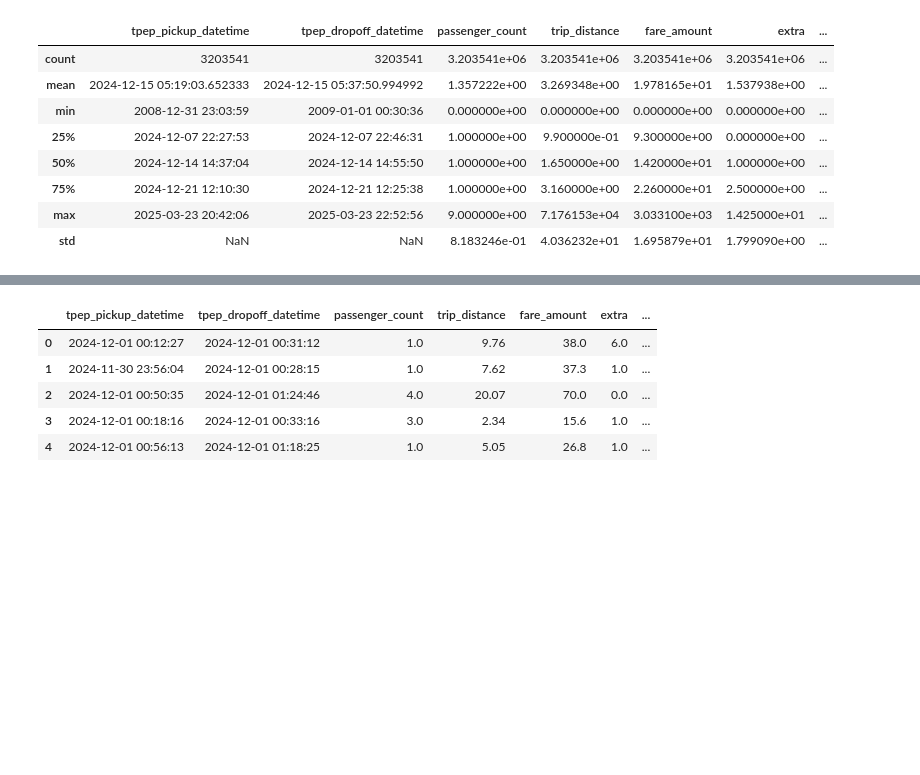
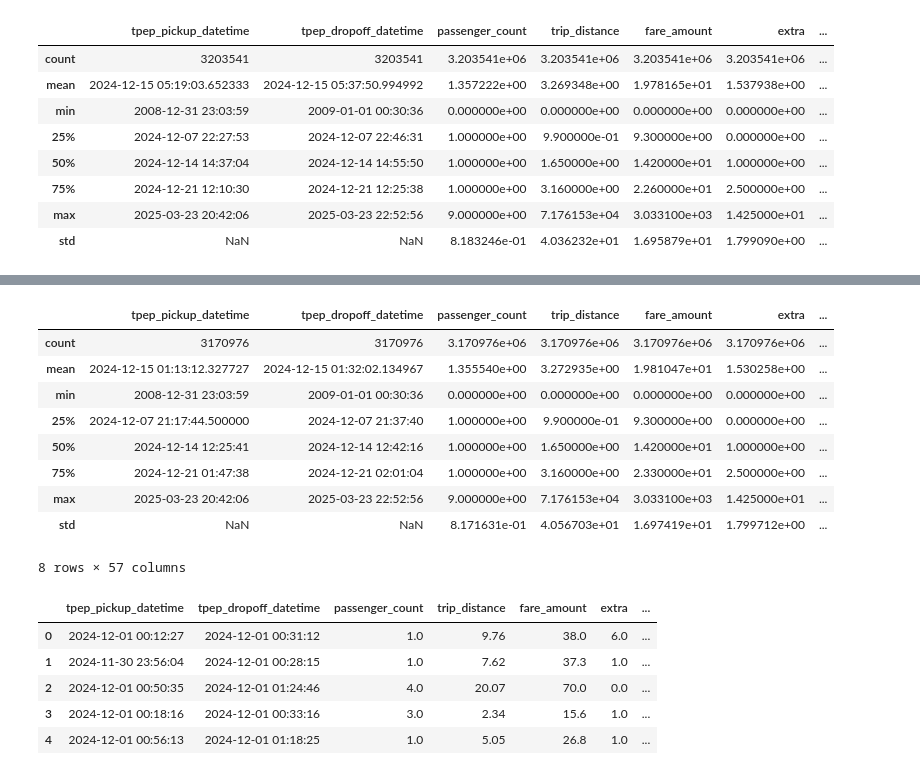
Before and after one commit to woutervdl/me44312, a Jupyter notebook: data_preparation.ipynb, the cells around one changed output, grey strips where cells are left out. Saved outputs shown, nothing was run; the diff lists cells and outputs as text; code cells hidden in the pictures; blank space fills up the shorter version.

```diff
--- a/data_preparation.ipynb
+++ b/data_preparation.ipynb
@@ -201,3 +221,18 @@ data[not_hot_columns].describe()
+# %%
+# There are quite some rows with NaN values because of the one-hot-encoding again, however given the size of the dataset we can afford to drop them
+data = data.dropna()
+data.describe()
+# %% [output]
+|  | tpep_pickup_datetime | tpep_dropoff_datetime | passenger_count | trip_distance | fare_amount | extra | ... |
+| count | 3170976 | 3170976 | 3.170976e+06 | 3.170976e+06 | 3.170976e+06 | 3.170976e+06 | ... |
+| mean | 2024-12-15 01:13:12.327727 | 2024-12-15 01:32:02.134967 | 1.355540e+00 | 3.272935e+00 | 1.981047e+01 | 1.530258e+00 | ... |
+| min | 2008-12-31 23:03:59 | 2009-01-01 00:30:36 | 0.000000e+00 | 0.000000e+00 | 0.000000e+00 | 0.000000e+00 | ... |
+| 25% | 2024-12-07 21:17:44.500000 | 2024-12-07 21:37:40 | 1.000000e+00 | 9.900000e-01 | 9.300000e+00 | 0.000000e+00 | ... |
+| 50% | 2024-12-14 12:25:41 | 2024-12-14 12:42:16 | 1.000000e+00 | 1.650000e+00 | 1.420000e+01 | 1.000000e+00 | ... |
+| 75% | 2024-12-21 01:47:38 | 2024-12-21 02:01:04 | 1.000000e+00 | 3.160000e+00 | 2.330000e+01 | 2.500000e+00 | ... |
+| max | 2025-03-23 20:42:06 | 2025-03-23 22:52:56 | 9.000000e+00 | 7.176153e+04 | 3.033100e+03 | 1.425000e+01 | ... |
+| std | NaN | NaN | 8.171631e-01 | 4.056703e+01 | 1.697419e+01 | 1.799712e+00 | ... |
+8 rows × 57 columns
 # %%
 # Ff saven want duurde fk lang om alles te runnen en crashte nog wel eens
 data.to_parquet('data/data_cleaned_v1.parquet', engine='pyarrow', index=False)
```
Also changed, not shown: parts of 16 cells of this notebook, 2 other files.
